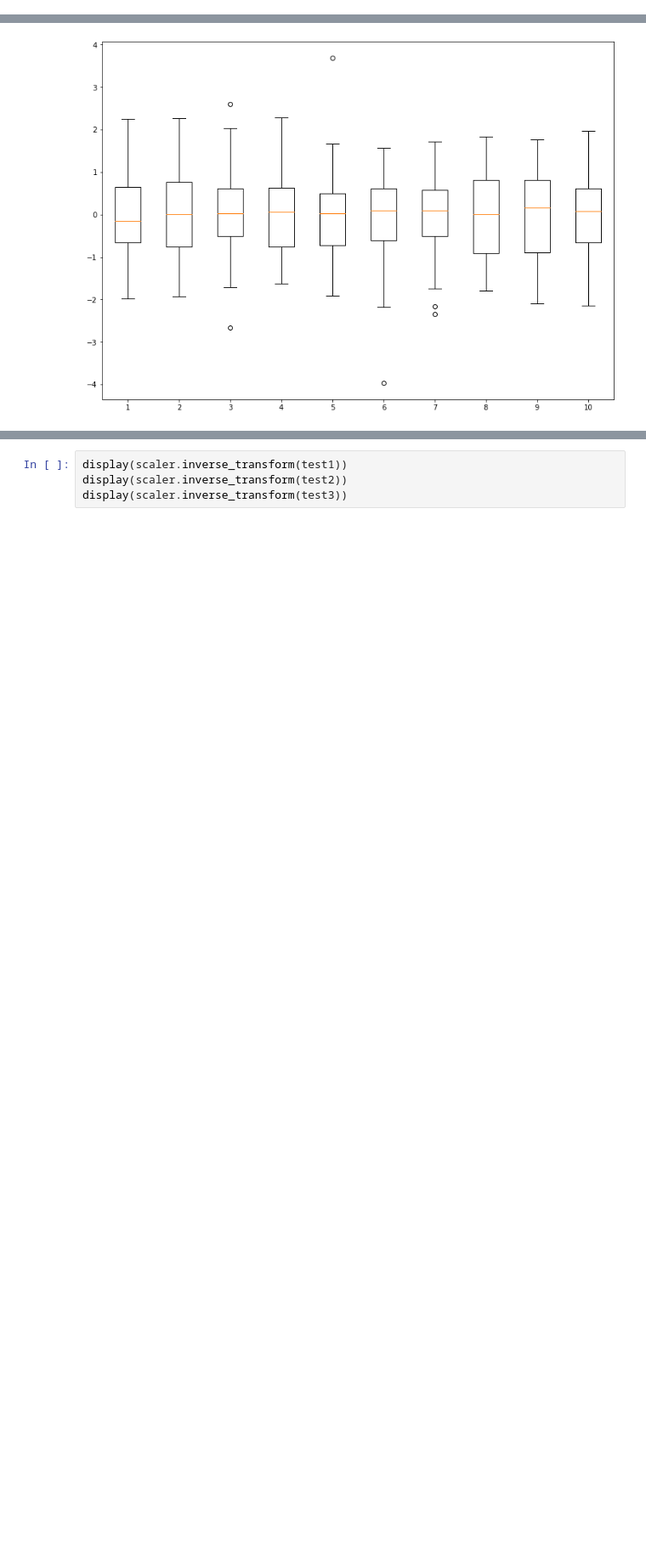
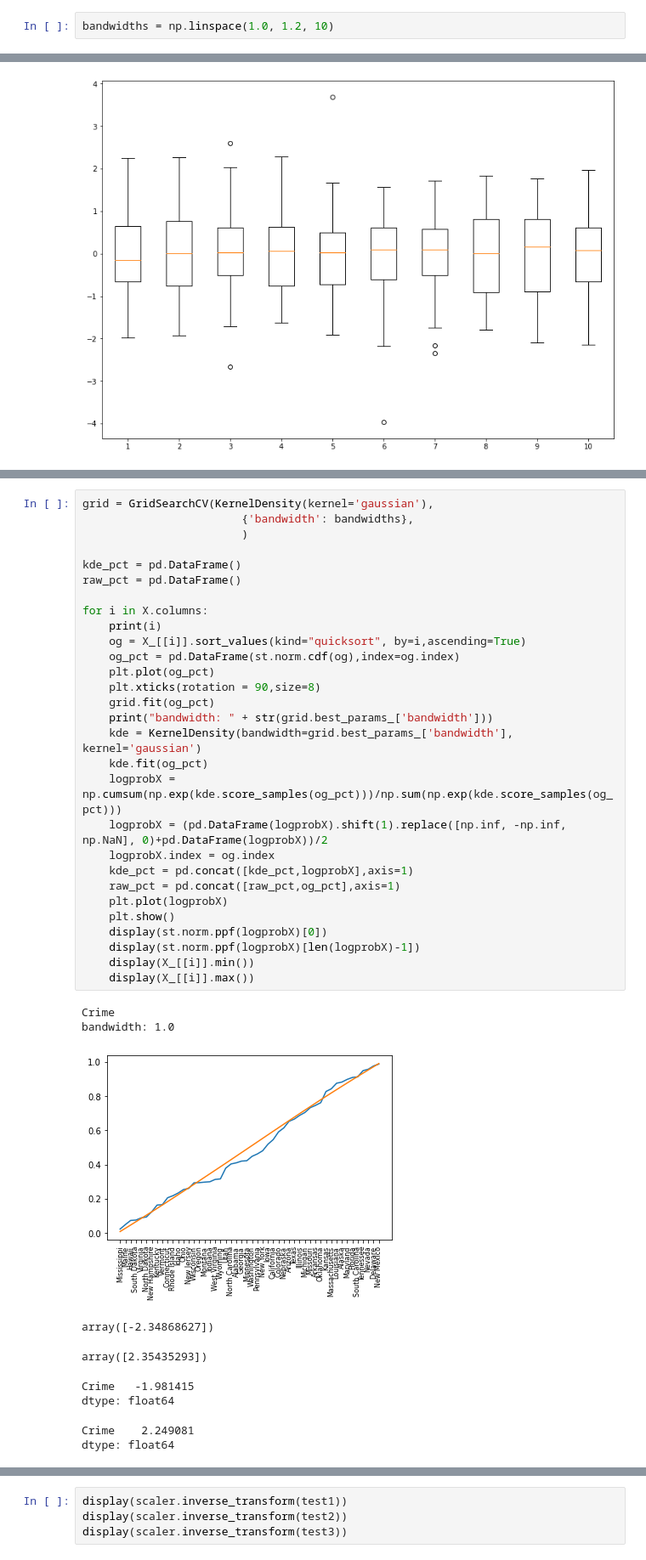
Before and after one commit to thistleknot/python-ml, a Jupyter notebook: code/Distribution Monte Carlo.ipynb, the cells around one changed output, grey strips where cells are left out. Shown at 85% size. Drawn from its saved outputs; the diff is of its cells as text; blank space fills up the shorter version.

```diff
--- a/code/Distribution Monte Carlo.ipynb
+++ b/code/Distribution Monte Carlo.ipynb
@@ -59,3 +62,5 @@ class ss_yj_Transformer(BaseEstimator, TransformerMixin):
             return target_X, target_y
 # %%
 exclude = 'States'
+# %%
+bandwidths = np.linspace(1.0, 1.2, 10)
@@ -145,0 +150,39 @@ random_ = pd.DataFrame(np.random.normal(0, 1, [1000,len(X.columns)]),columns=X.c
+# %%
+grid = GridSearchCV(KernelDensity(kernel='gaussian'),
+                        {'bandwidth': bandwidths},
+                        )
+
+kde_pct = pd.DataFrame()
+raw_pct = pd.DataFrame()
+
+for i in X.columns:
+    print(i)
+    og = X_[[i]].sort_values(kind="quicksort", by=i,ascending=True)
+    og_pct = pd.DataFrame(st.norm.cdf(og),index=og.index)
+    plt.plot(og_pct)
+    plt.xticks(rotation = 90,size=8)
+    grid.fit(og_pct)
+    print("bandwidth: " + str(grid.best_params_['bandwidth']))
+    kde = KernelDensity(bandwidth=grid.best_params_['bandwidth'], kernel='gaussian')
+    kde.fit(og_pct)
+    logprobX = np.cumsum(np.exp(kde.score_samples(og_pct)))/np.sum(np.exp(kde.score_samples(og_pct)))
+    logprobX = (pd.DataFrame(logprobX).shift(1).replace([np.inf, -np.inf, np.NaN], 0)+pd.DataFrame(logprobX))/2
+    logprobX.index = og.index
+    kde_pct = pd.concat([kde_pct,logprobX],axis=1)
+    raw_pct = pd.concat([raw_pct,og_pct],axis=1)
+    plt.plot(logprobX)
+    plt.show()
+    display(st.norm.ppf(logprobX)[0])
+    display(st.norm.ppf(logprobX)[len(logprobX)-1])
+    display(X_[[i]].min())
+    display(X_[[i]].max())
+# %% [output]
+Crime
+bandwidth: 1.0
+[figure, added]
+array([-2.34868627])
+array([2.35435293])
+Crime   -1.981415
+dtype: float64
+Crime    2.249081
+dtype: float64
```
Also changed, not shown: parts of 28 cells of this notebook.
